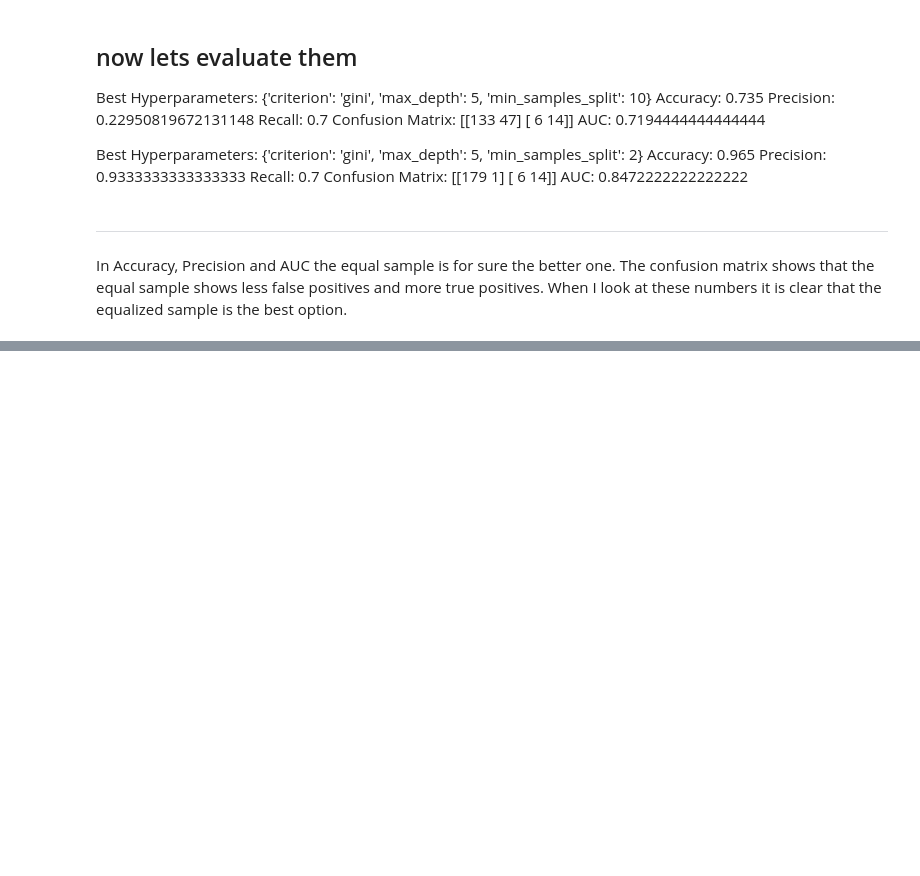
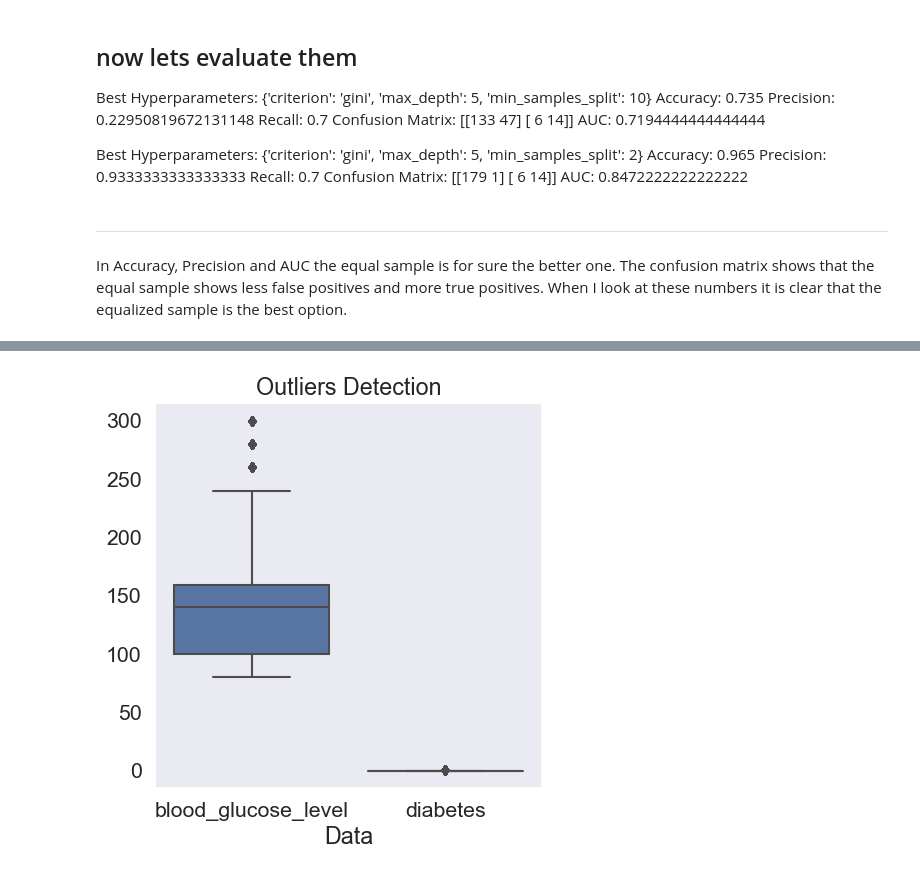
Before and after one commit to alexxtodea/Data-Analytics, a Jupyter notebook: DiabetesPrediction/Diabetes.ipynb, the cells around one changed output, grey strips where cells are left out. Saved outputs shown, nothing was run; the diff lists cells and outputs as text; code cells hidden in the pictures; blank space fills up the shorter version.

```diff
--- a/DiabetesPrediction/Diabetes.ipynb
+++ b/DiabetesPrediction/Diabetes.ipynb
@@ -455,0 +494,7 @@ In Accuracy, Precision and AUC the equal sample is for sure the better one. The
+# %%
+sns.boxplot(data=diabetesds[[ 'blood_glucose_level', 'diabetes']])
+plt.title("Outliers Detection")
+plt.xlabel("Data")
+plt.show()
+# %% [output]
+[figure, added]
```
Also changed, not shown: parts of 21 cells of this notebook, 2 other files.
